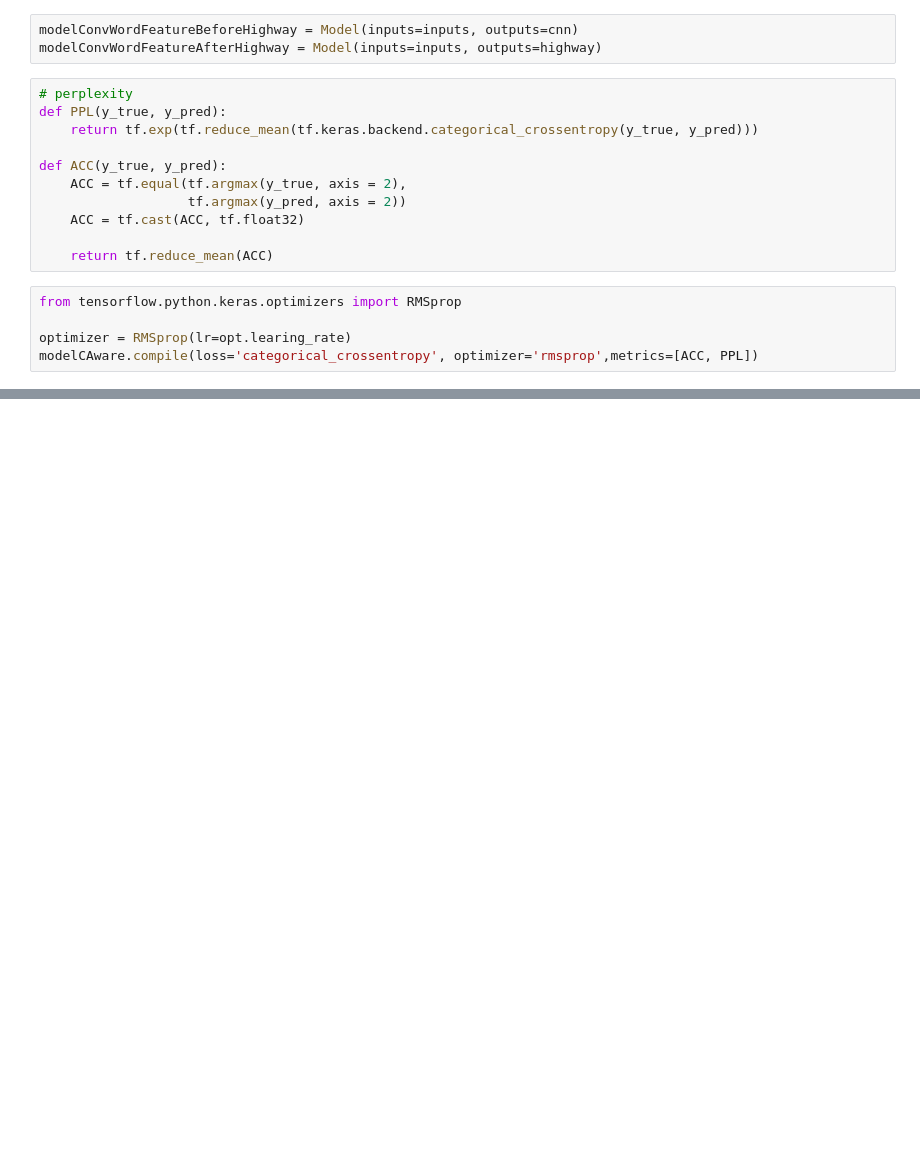
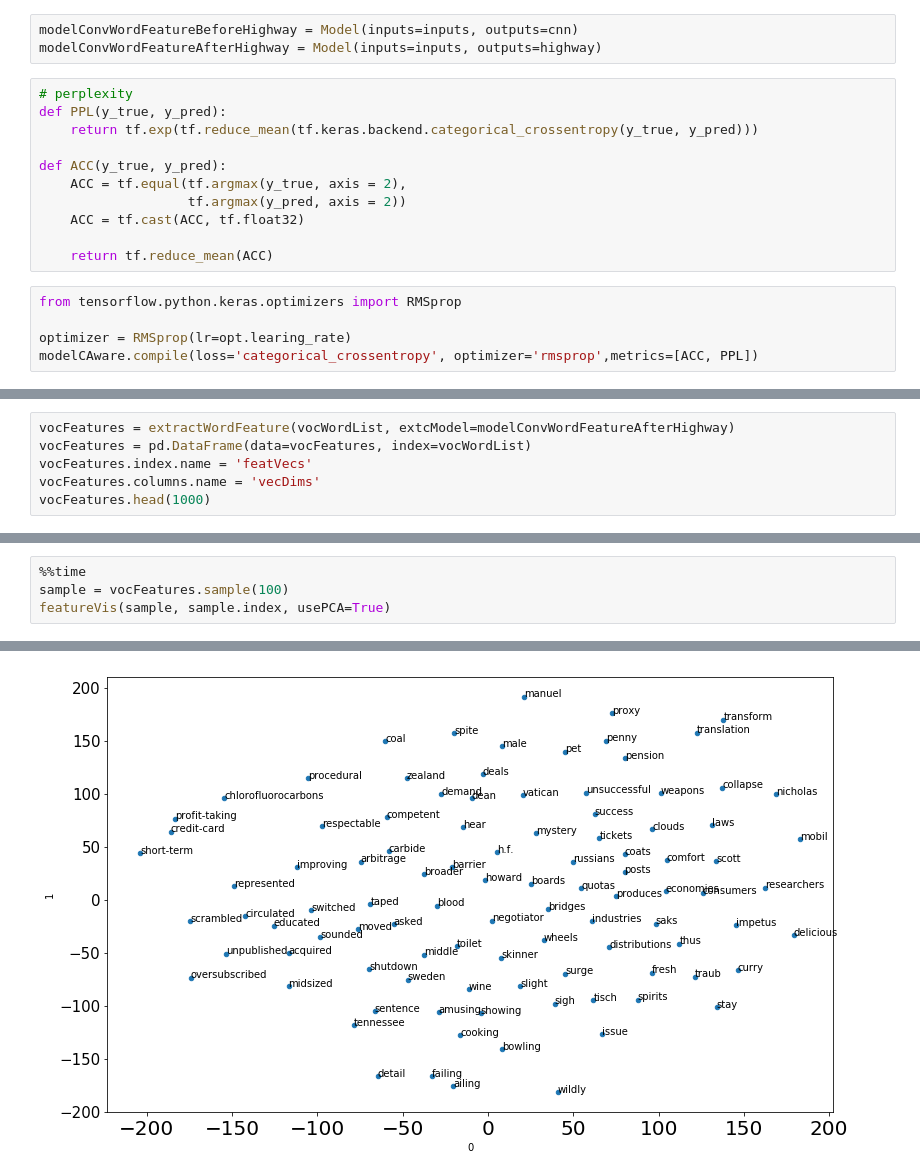
Before and after one commit to Randnx/Language_Modeling, a Jupyter notebook: Keras_Character_Aware_Neural_Language_Models.ipynb, the cells around one changed output, grey strips where cells are left out. Drawn from its saved outputs; the diff is of its cells as text; blank space fills up the shorter version.

```diff
--- a/Keras_Character_Aware_Neural_Language_Models.ipynb
+++ b/Keras_Character_Aware_Neural_Language_Models.ipynb
@@ -718,0 +726,6 @@ ImportError: No module named 'ploty'
+# %%
+vocFeatures = extractWordFeature(vocWordList, extcModel=modelConvWordFeatureAfterHighway)
+vocFeatures = pd.DataFrame(data=vocFeatures, index=vocWordList)
+vocFeatures.index.name = 'featVecs'
+vocFeatures.columns.name = 'vecDims'
+vocFeatures.head(1000)
@@ -718,0 +752,5 @@ ImportError: No module named 'ploty'
+# %%
+%%time
+sample = vocFeatures.sample(100)
+featureVis(sample, sample.index, usePCA=True)
+# %% [output]
@@ -718,0 +759 @@ ImportError: No module named 'ploty'
+[figure, added]
```
Also changed, not shown: parts of 24 cells of this notebook.
